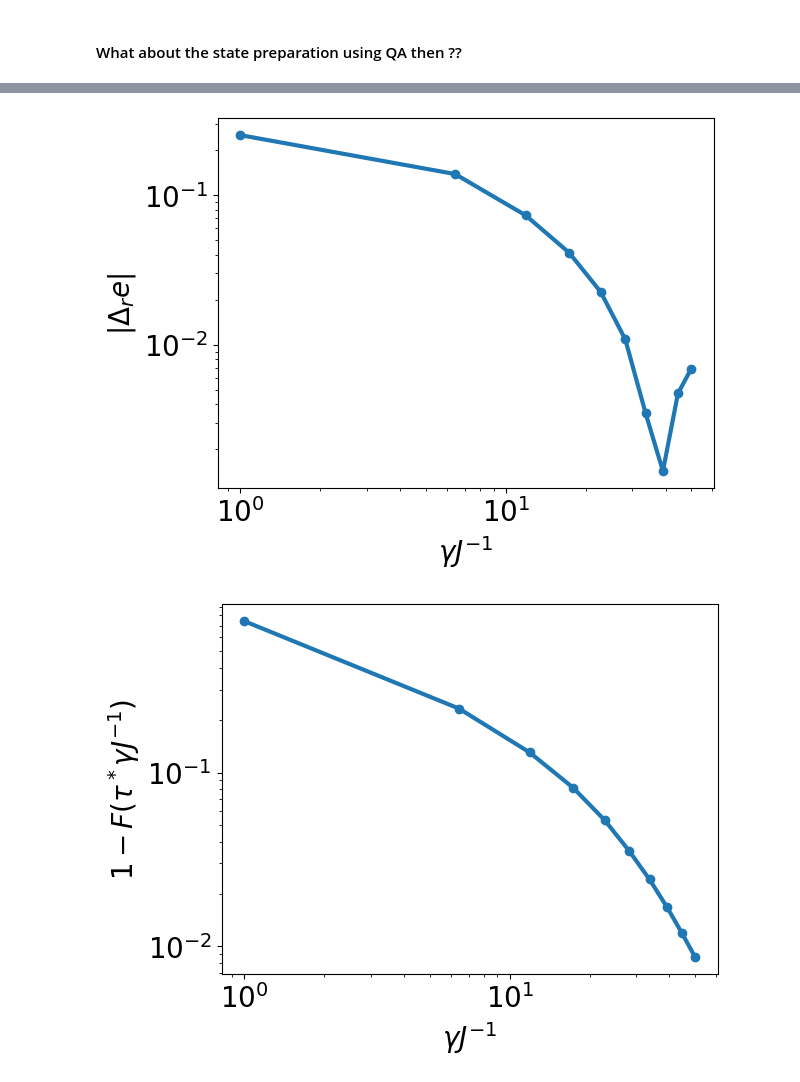
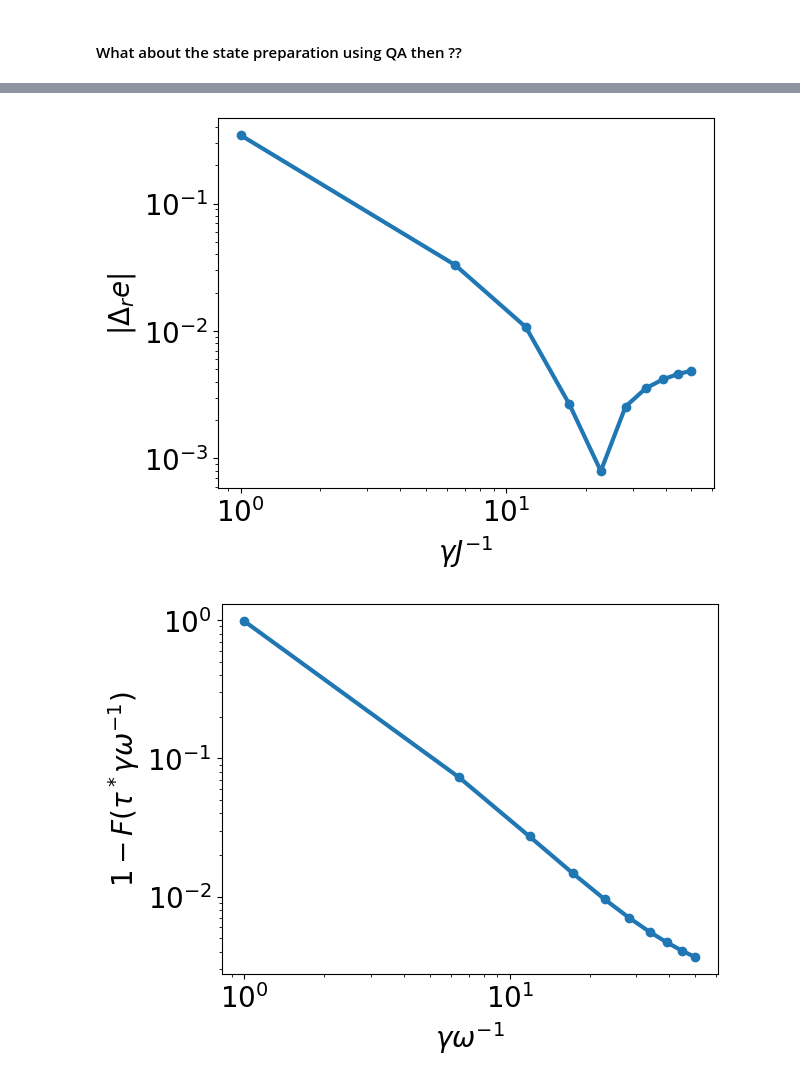
Before and after one commit to emacosta95/Gadget4NSMForQuantumSimulators, a Jupyter notebook: GadgetO20_different_encoding.ipynb, the cells around one changed output, grey strips where cells are left out. Cells and saved outputs as stored; diff of their text form; code cells hidden in the pictures.

```diff
--- a/GadgetO20_different_encoding.ipynb
+++ b/GadgetO20_different_encoding.ipynb
@@ -321,4 +311,5 @@ longitudinal_hamiltonian = (
 # %%
-print(longitudinal_hamiltonian.diag())
-print(basis)
+for i, b in enumerate(basis):
+    print(i, b, longitudinal_hamiltonian.diag()[i])
+    print("\n")
 # %% [output]
@@ -606,11 +453,10 @@ for i in range(n_qubits):
 # %% [markdown]
 Then the driver Hamiltonian
 # %%
-# get the total particle constrain
-ntot = 1
 # we define the effective longitudianl field that contributes to the driver hamiltonian hamiltonian of Be 6
 external_field = np.zeros(diagonal_elements.shape[0])
 external_field[0] = diagonal_elements[0]
+external_field[1] = diagonal_elements[1]
 print(external_field)
 
 effective_longitudinal_field = (external_field) / (gamma)
@@ -621,7 +467,10 @@ hamiltonian_zz = 0.0
 for i in range(n_qubits):
     for j in range(i + 1, n_qubits):
         hamiltonian_zz += SpinOperator(
-            [("qz", i, "qz", j)], coupling=[2 * gamma], size=n_qubits, verbose=1
+            [("qz", i, "qz", j)],
+            coupling=[2 * gamma + g_twobody[(i, j)] / gamma],
+            size=n_qubits,
+            verbose=1,
         ).qutip_op
 
 # then the linear terms
@@ -644,4 +493,5 @@ driver_hamiltonian = (
 
 print(np.argsort(driver_hamiltonian.full().diagonal()))
 idx_init = np.argsort(driver_hamiltonian.full().diagonal())[0]
+print(basis[idx_init], driver_hamiltonian.full().diagonal()[idx_init])
 # %% [output]
@@ -751,18 +606,21 @@ energy_error = []
 fidelities = []
 for gamma in gammas:
     # get the total particle constrain
-    ntot = 1
+    ntot = 2  # here ntot is different from 1
     # we define the effective longitudianl field that contributes to the NSM quasiparticle hamiltonian of Be 6
-    effective_longitudinal_field = (diagonal_elements + 0.5 * (d_opt**2).sum()) / (
-        gamma
-    )
+    effective_longitudinal_field = (
+        diagonal_elements + 0.5 * (d_opt**2).sum() / ntot
+    ) / (gamma)
 
     # lets start with the Z_A Z_B of the constrain
     hamiltonian_zz = 0.0
     for i in range(n_qubits):
         for j in range(i + 1, n_qubits):
             hamiltonian_zz += SpinOperator(
-                [("qz", i, "qz", j)], coupling=[2 * gamma], size=n_qubits, verbose=1
+                [("qz", i, "qz", j)],
+                coupling=[2 * gamma + g_twobody[(i, j)] / gamma],
+                size=n_qubits,
+                verbose=1,
             ).qutip_op
 
     # then the linear terms
@@ -779,15 +637,18 @@ for gamma in gammas:
     # finally add the identity such that the single quasiparticle ground state (without effective terms) centers in zero
     identity_qubit_space = qt.tensor([qt.qeye(2)] * n_qubits)
 
-    total_hamiltonian = (
+    longitudinal_hamiltonian = (
         hamiltonian_zz + hamiltonian_z + gamma * (ntot**2) * identity_qubit_space
     )
+
     # the transverse field is part of the variable hamiltonian
+    transverse_hamiltonian = 0.0
     for i in range(n_qubits):
-        # we add \gamma (1-ntot) since it's the linear part of the particle number constrain
-        total_hamiltonian += SpinOperator(
-            [("x", i)], coupling=[d_opt[i] / (np.sqrt(2))], size=n_qubits, verbose=1
+        transverse_hamiltonian += SpinOperator(
+            [("x", i)], coupling=[d_opt[i] / np.sqrt(2)], size=n_qubits, verbose=1
         ).qutip_op
+
+    total_hamiltonian = longitudinal_hamiltonian + transverse_hamiltonian
 
     eigenvalues_total_hamiltonian, eigenstates_total_hamiltonian = (
         total_hamiltonian.eigenstates()
@@ -928,17 +823,17 @@ for gamma in gammas:
 # %%
 plt.plot(gammas, energy_error, linewidth=3, marker="o")
 plt.xlabel(r"$\gamma J^{-1}$", fontsize=20)
 plt.ylabel(r"$|\Delta_r e|$", fontsize=20)
 plt.tick_params(labelsize=20)
 plt.loglog()
 plt.show()
 
 plt.plot(gammas, 1 - np.array(fidelities), linewidth=3, marker="o")
-plt.xlabel(r"$\gamma J^{-1}$", fontsize=20)
-plt.ylabel(r"$1-F(\tau^* \gamma J^{-1} )$", fontsize=20)
+plt.xlabel(r"$\gamma \omega^{-1}$", fontsize=20)
+plt.ylabel(r"$1-F(\tau^* \gamma \omega^{-1} )$", fontsize=20)
 plt.tick_params(labelsize=20)
 plt.loglog()
 plt.show()
 # %% [output]
-[figure, old version]
+[figure, new version]
-[figure, old version]
+[figure, new version]
```
Also changed, not shown: parts of 19 cells of this notebook, 7 other files.
